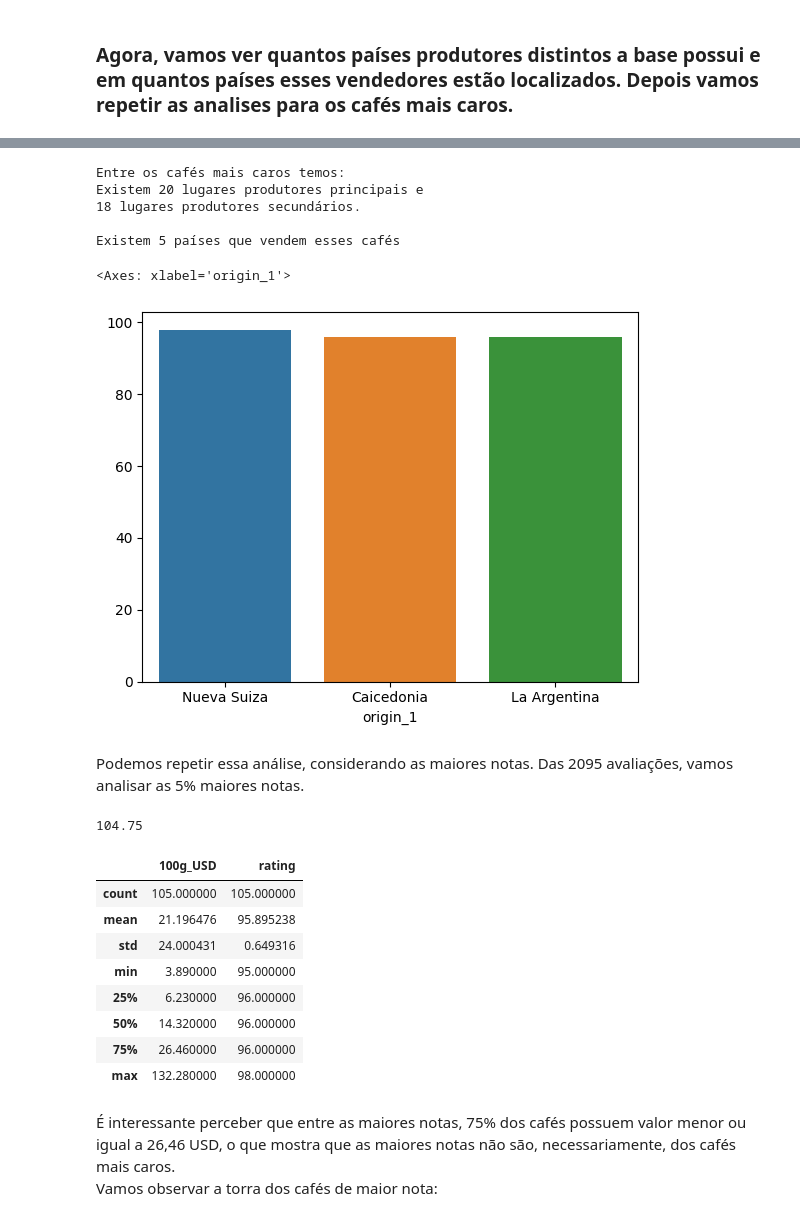
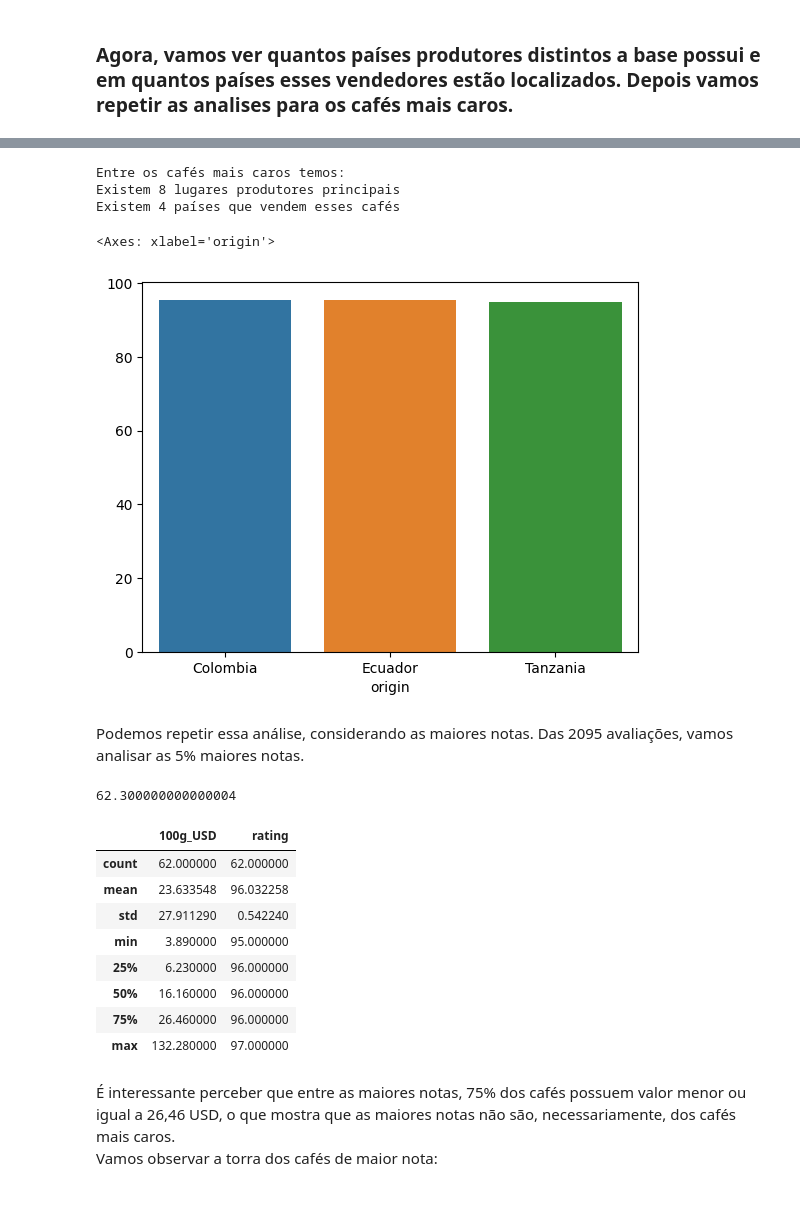
Before and after one commit to atlantico-academy/equipe3-2024.3, a Jupyter notebook: notebooks/01-exploratory_data_analysis.ipynb, the cells around one changed output, grey strips where cells are left out. Saved outputs shown, nothing was run; the diff lists cells and outputs as text; code cells hidden in the pictures.

```diff
--- a/notebooks/01-exploratory_data_analysis.ipynb
+++ b/notebooks/01-exploratory_data_analysis.ipynb
@@ -215,42 +203,39 @@ sns.barplot(x=top_5_paises.index, y=top_5_paises.values)
 # %%
-paises_produtores_1 = expansive_coffee['origin_1'].unique()
-paises_produtores_2 = expansive_coffee['origin_2'].unique()
+paises_produtores_1 = expansive_coffee['origin'].unique()
 paises_vendedores = expansive_coffee['loc_country'].unique()
 print('Entre os cafés mais caros temos: ')
-print(f'Existem {len(paises_produtores_1)} lugares produtores principais e \n{len(paises_produtores_2)} lugares produtores secundários.\n')
+print(f'Existem {len(paises_produtores_1)} lugares produtores principais')
 print(f'Existem {len(paises_vendedores)} países que vendem esses cafés')
 # %% [output]
 Entre os cafés mais caros temos:
-Existem 20 lugares produtores principais e
-18 lugares produtores secundários.
-
-Existem 5 países que vendem esses cafés
+Existem 8 lugares produtores principais
+Existem 4 países que vendem esses cafés
 # %%
-media_notas = expansive_coffee.groupby('origin_1')['rating'].mean()
+media_notas = expansive_coffee.groupby('origin')['rating'].mean()
 top_5_paises = media_notas.nlargest(3)
 sns.barplot(x=top_5_paises.index, y=top_5_paises.values)
 # %% [output]
-<Axes: xlabel='origin_1'>
+<Axes: xlabel='origin'>
-[figure, old version]
+[figure, new version]
 # %% [markdown]
 Podemos repetir essa análise, considerando as maiores notas. Das 2095 avaliações, vamos analisar as 5% maiores notas.
 # %%
-0.05*2095
+0.05*1246
 # %% [output]
-104.75
+62.300000000000004
 # %%
-bigger_scores = data.nlargest(105, 'rating')
+bigger_scores = data.nlargest(62, 'rating')
 bigger_scores.describe()
 # %% [output]
 |  | 100g_USD | rating |
-| count | 105.000000 | 105.000000 |
-| mean | 21.196476 | 95.895238 |
-| std | 24.000431 | 0.649316 |
+| count | 62.000000 | 62.000000 |
+| mean | 23.633548 | 96.032258 |
+| std | 27.911290 | 0.542240 |
 | min | 3.890000 | 95.000000 |
 | 25% | 6.230000 | 96.000000 |
-| 50% | 14.320000 | 96.000000 |
+| 50% | 16.160000 | 96.000000 |
 | 75% | 26.460000 | 96.000000 |
-| max | 132.280000 | 98.000000 |
+| max | 132.280000 | 97.000000 |
 # %% [markdown]
 É interessante perceber que entre as maiores notas, 75% dos cafés possuem valor menor ou igual a 26,46 USD, o que mostra que as maiores notas não são, necessariamente, dos cafés mais caros.
 Vamos observar a torra dos cafés de maior nota:
```
Also changed, not shown: parts of 20 cells of this notebook, 1 other file.
